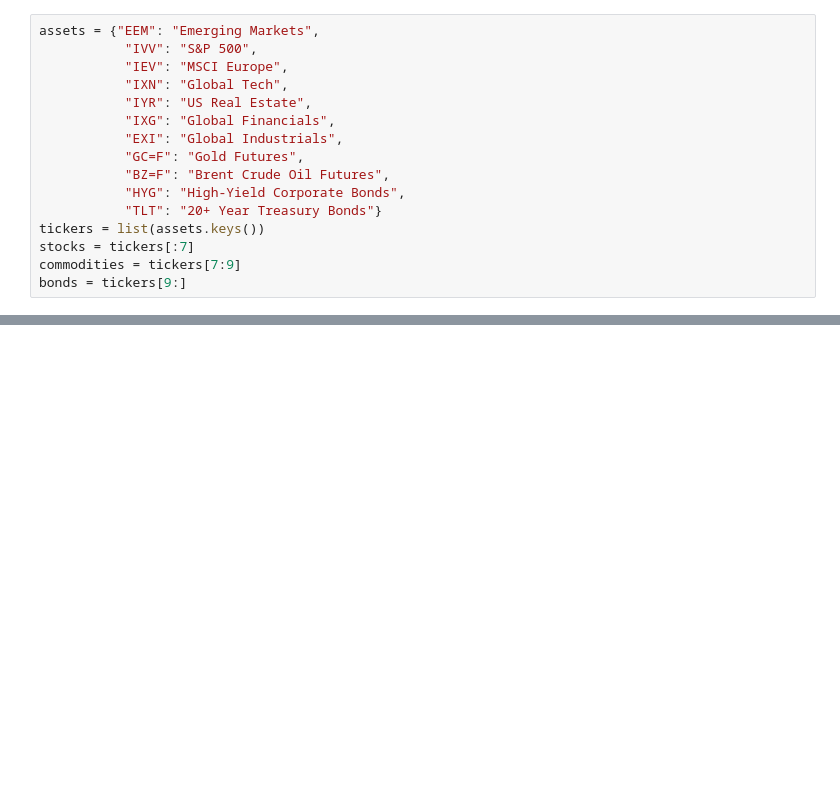
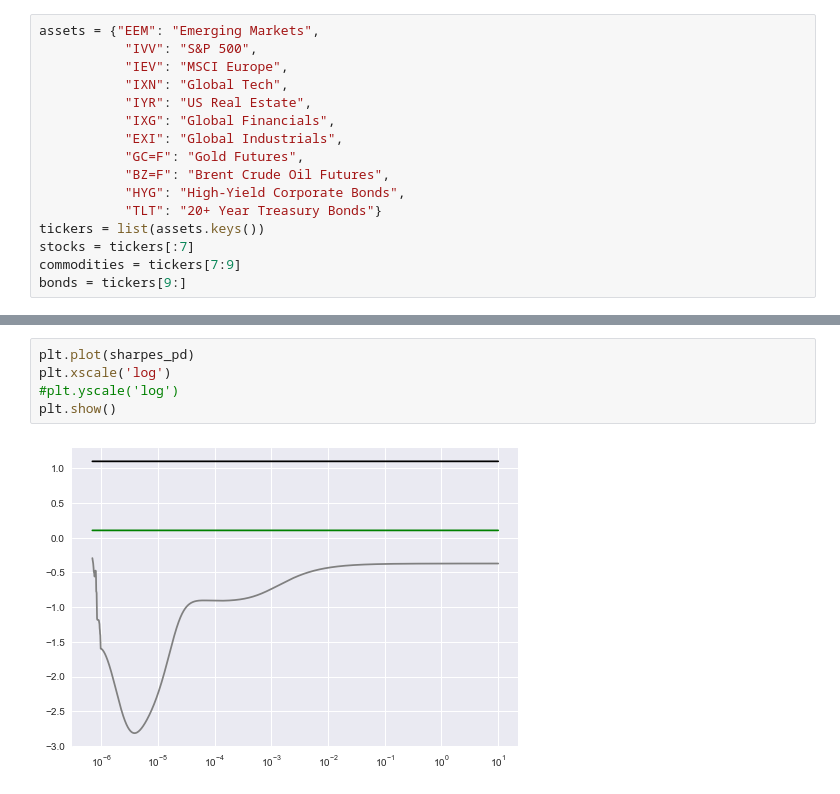
Before and after one commit to neriksen/thesis, a Jupyter notebook: backtesting/Tuning_gamma_D.ipynb, the cells around one changed output, grey strips where cells are left out. Drawn from its saved outputs; the diff is of its cells as text; blank space fills up the shorter version.

```diff
--- a/backtesting/Tuning_gamma_D.ipynb
+++ b/backtesting/Tuning_gamma_D.ipynb
@@ -58,0 +47,7 @@ plt.show()
+# %%
+plt.plot(sharpes_pd)
+plt.xscale('log')
+#plt.yscale('log')
+plt.show()
+# %% [output]
+[figure, added]
```
Also changed, not shown: parts of 3 cells of this notebook, 4 other files.
